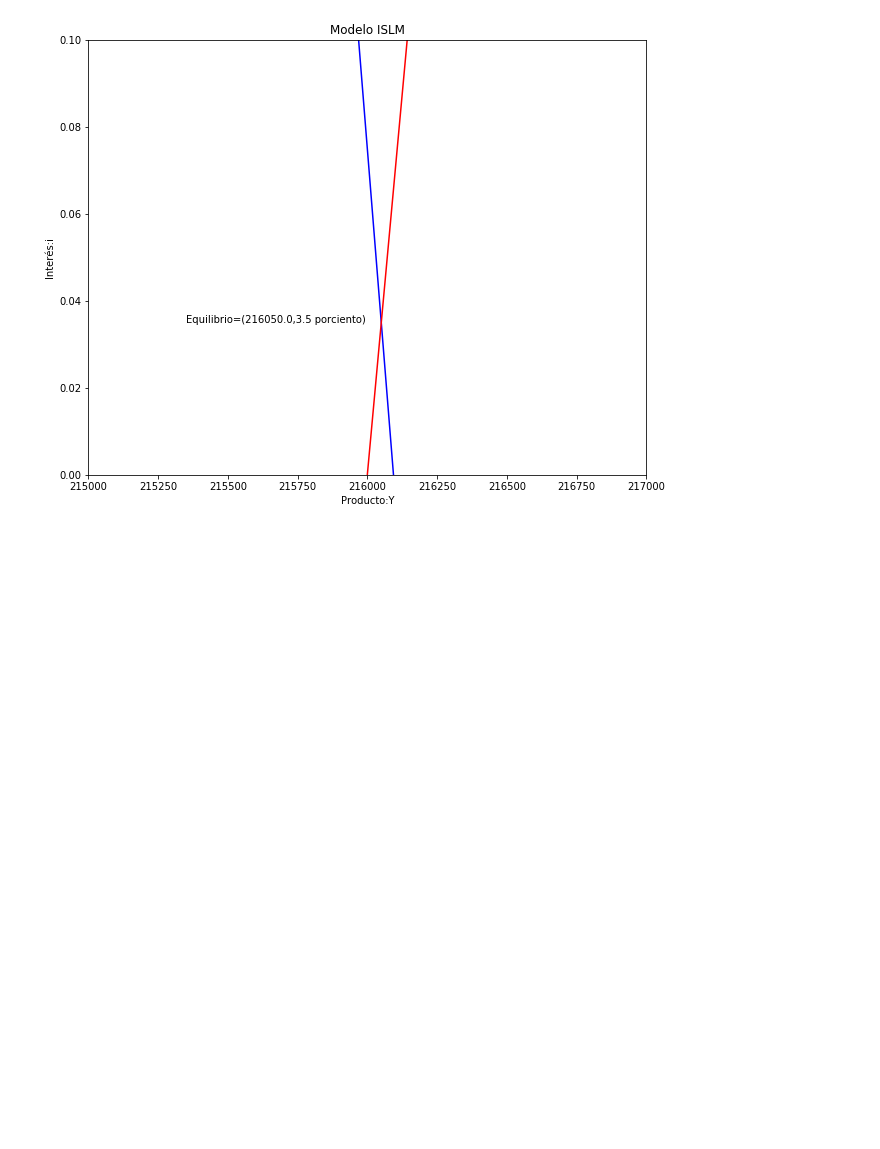
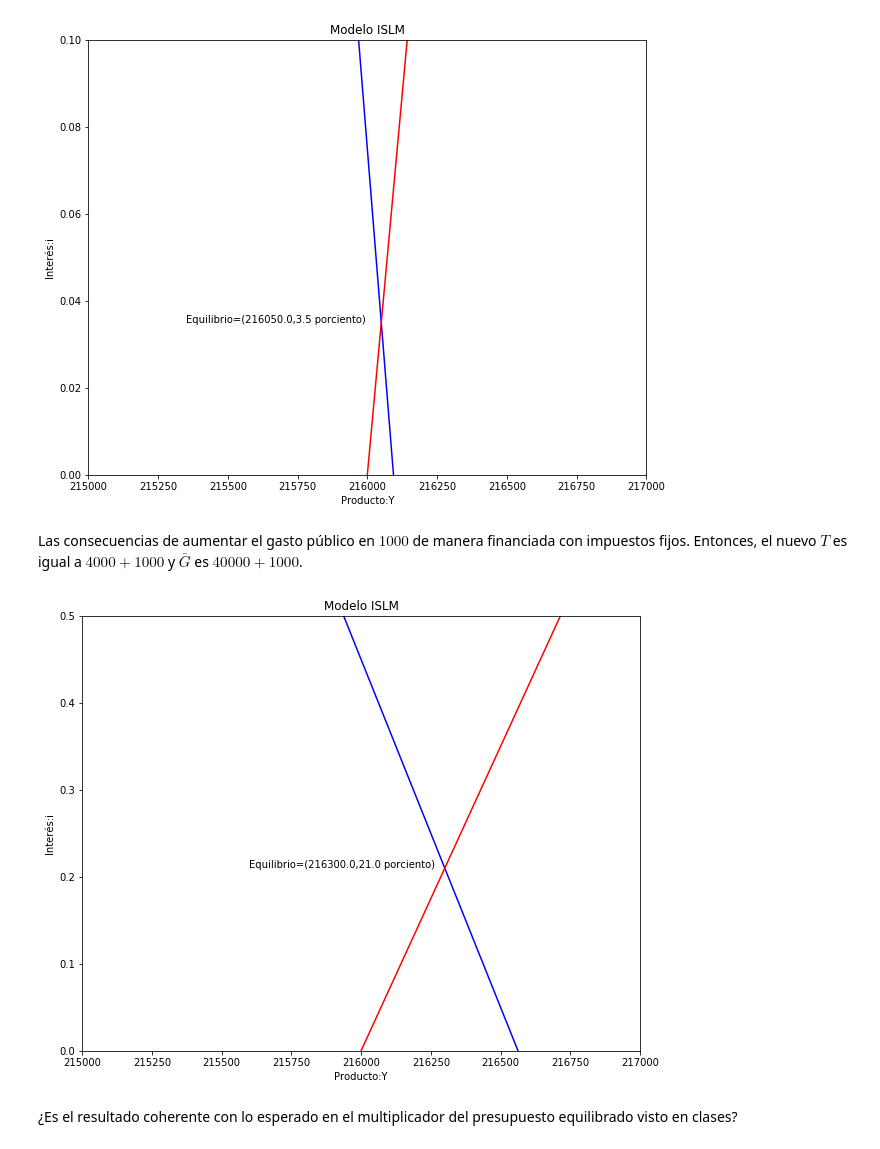
Before and after one commit to sebacea/AnEco2, a Jupyter notebook: EjercicioISLM.ipynb, the cells around one changed output. Cells and saved outputs as stored; diff of their text form; code cells hidden in the pictures; blank space fills up the shorter version.

Commit message:
corrección ejercicio gasto fiscal

```diff
--- a/EjercicioISLM.ipynb
+++ b/EjercicioISLM.ipynb
@@ -368,3 +367,45 @@ plt.axis(v)                                   # Use 'v' as the axes range
 plt.show()
 # %% [output]
 [figure]
+# %% [markdown]
+ Las consecuencias de aumentar el gasto público en $1000$ de manera financiada con
+impuestos fijos. Entonces, el nuevo $T$ es igual a $4000+1000$ y $\bar{G}$ es $40000+1000$.
+# %%
+(a2,b2,t2,T2,TR2,I_bar2,d2,G_bar2,X_bar2,alpha2,beta2)=(5000,0.85,0.2,5000,3000,25000,400,41000,0,0,0) # Fijamos parámetros IS con T2=4000+1000=5000 y G_bar2=40000+1000=41000
+
+Y_size2 = 250000
+Y2 = np.arange(Y_size2)
+
+iIS2 = i_IS(a2, alpha2, b2, beta2, t2, T2, TR2, I_bar2, G_bar2, X_bar2, d2, Y2)
+
+(c12,c22,c32,Ms2,P2)=(0,0.7,1000,151200,1) # Fijamos parámetros LM
+iLM2 = i_LM(c12, c22, c32, Ms2, P2, Y2)
+
+Y_star12 = ((a2-alpha2) - (b2-beta2)*T2+b2*TR2 + I_bar2 + G_bar2 + X_bar2)/d2
+Y_star22 = (1/c32) * (c12 - Ms2/P2)
+Y_star32 = (1 - b2 + (b2*t2) + beta2)/d2 + (c22/c32)
+Y_star2  = (Y_star12 - Y_star22)/Y_star32
+
+i_star12 = (1/c32)*(c12 - Ms2/P2)
+i_star22 = (c22/c32)*Y_star2
+i_star2  = i_star12 + i_star22
+
+y_max = np.max(iIS2)
+
+v = [215000, 217000, 0, 0.5]
+
+fig, ax = plt.subplots(figsize=(10, 8))
+ax.set(title="Modelo ISLM", xlabel=r'Producto:Y', ylabel=r'Interés:i')
+ax.plot(Y2, iIS2, "b-")       # IS en azul
+ax.plot(Y2, iLM2, "r-")       # LM en rojo
+
+plt.text(Y_star2-700, i_star2, 'Equilibrio=(%s,%s porciento)'%(round(Y_star2,1),round(i_star2*100,2)), color='k')
+
+
+plt.axis(v)                                   # Use 'v' as the axes range
+plt.show()
+# %% [output]
+[figure, added]
+# %% [markdown]
+¿Es el resultado coherente con lo esperado en el multiplicador del presupuesto equilibrado
+visto en clases?
```
Also changed, not shown: parts of 1 cell of this notebook.
